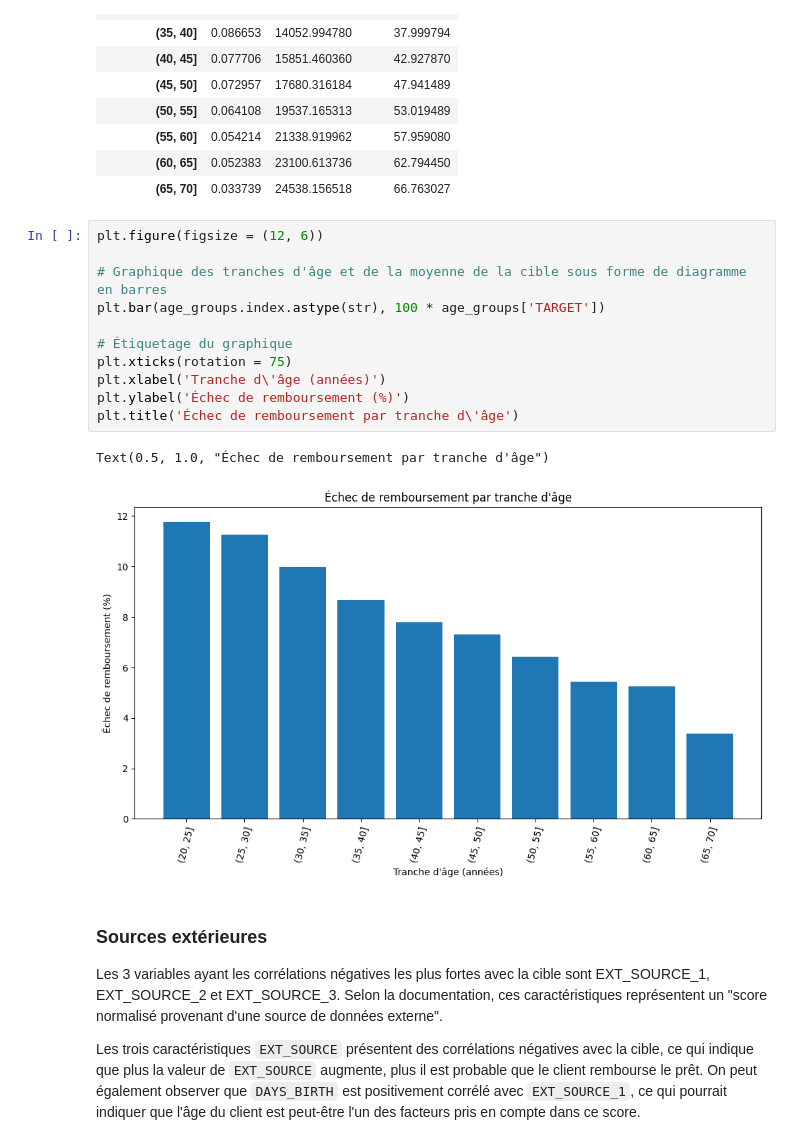
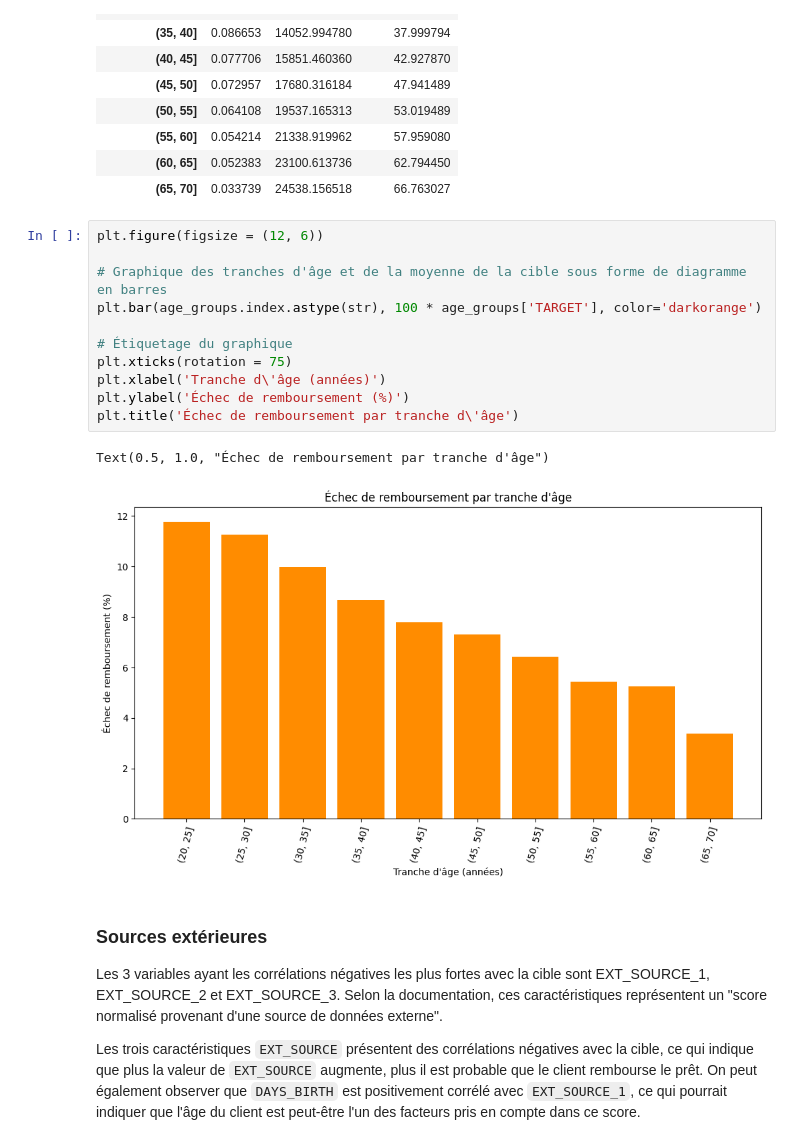
Before and after one commit to Sengsathit/OCR_data_scientist_projet_07, a Jupyter notebook: SILALAK_Sengsathit_1_notebook_data_preparation_072024.ipynb, the cells around one changed output. Saved outputs shown, nothing was run; the diff lists cells and outputs as text.

```diff
--- a/SILALAK_Sengsathit_1_notebook_data_preparation_072024.ipynb
+++ b/SILALAK_Sengsathit_1_notebook_data_preparation_072024.ipynb
@@ -465,17 +470,17 @@ age_groups
 # %%
 plt.figure(figsize = (12, 6))
 
 # Graphique des tranches d'âge et de la moyenne de la cible sous forme de diagramme en barres
-plt.bar(age_groups.index.astype(str), 100 * age_groups['TARGET'])
+plt.bar(age_groups.index.astype(str), 100 * age_groups['TARGET'], color='darkorange')
 
 # Étiquetage du graphique
 plt.xticks(rotation = 75)
 plt.xlabel('Tranche d\'âge (années)')
 plt.ylabel('Échec de remboursement (%)')
 plt.title('Échec de remboursement par tranche d\'âge')
 # %% [output]
 Text(0.5, 1.0, "Échec de remboursement par tranche d'âge")
-[figure, old version]
+[figure, new version]
 # %% [markdown]
 ### Sources extérieures
 
```
Also changed, not shown: parts of 6 cells of this notebook, 8 other files.
